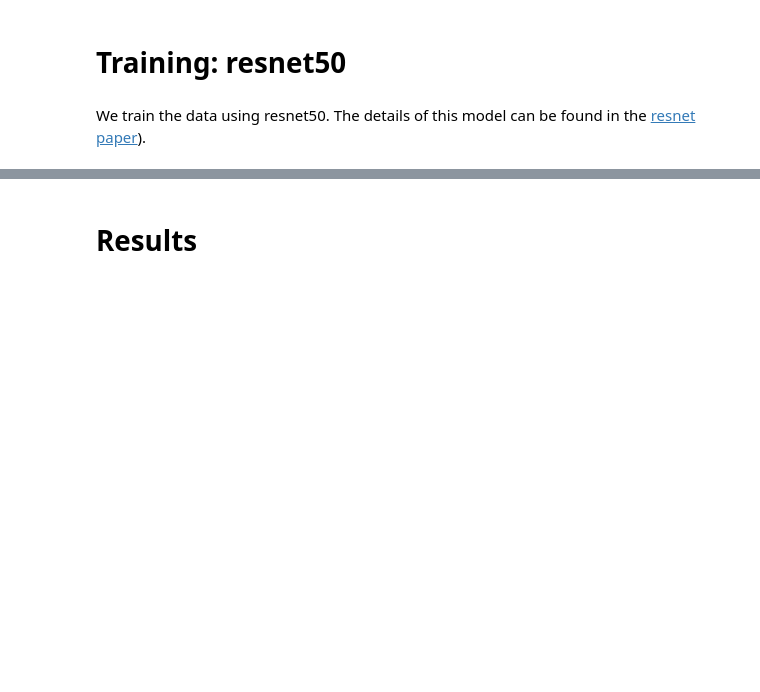
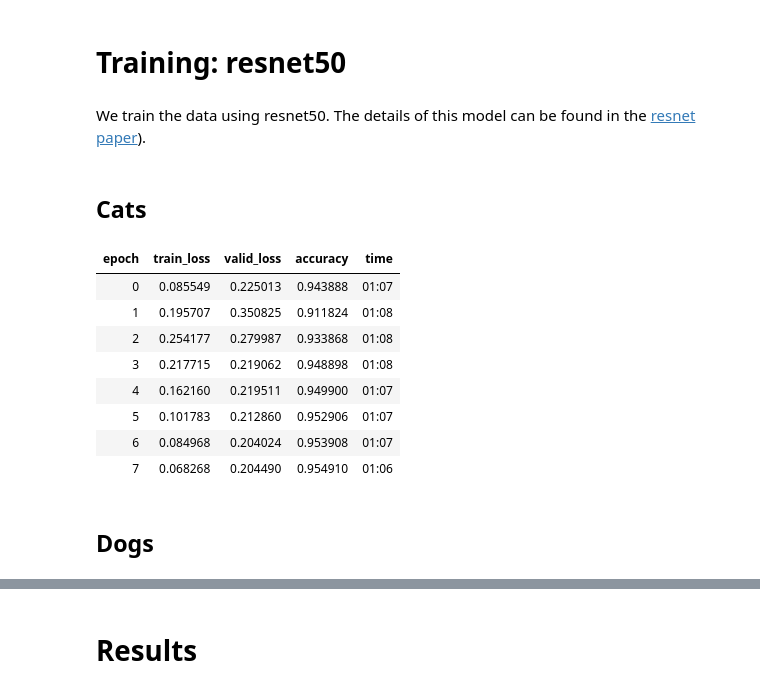
Before and after one commit to AnnieCRY/DS5500-Project2, a Jupyter notebook: pet_classification.ipynb, the cells around one changed output, grey strips where cells are left out. Cells and saved outputs as stored; diff of their text form; code cells hidden in the pictures; blank space fills up the shorter version.

```diff
--- a/pet_classification.ipynb
+++ b/pet_classification.ipynb
@@ -397,2 +431,19 @@ data = ImageDataBunch.from_name_re(path_img, fnames, pat, ds_tfms=get_transforms
+# %% [markdown]
+## Cats
+# %%
+learn_cat = cnn_learner(data_cat, models.resnet50, metrics=accuracy)
+learn.fit_one_cycle(8)
+# %% [output]
+| epoch | train_loss | valid_loss | accuracy | time |
+| 0 | 0.085549 | 0.225013 | 0.943888 | 01:07 |
+| 1 | 0.195707 | 0.350825 | 0.911824 | 01:08 |
+| 2 | 0.254177 | 0.279987 | 0.933868 | 01:08 |
+| 3 | 0.217715 | 0.219062 | 0.948898 | 01:08 |
+| 4 | 0.162160 | 0.219511 | 0.949900 | 01:07 |
+| 5 | 0.101783 | 0.212860 | 0.952906 | 01:07 |
+| 6 | 0.084968 | 0.204024 | 0.953908 | 01:07 |
+| 7 | 0.068268 | 0.204490 | 0.954910 | 01:06 |
+# %% [markdown]
+## Dogs
 # %%
 # download pre-trained weights
```
Also changed, not shown: parts of 14 cells of this notebook.
